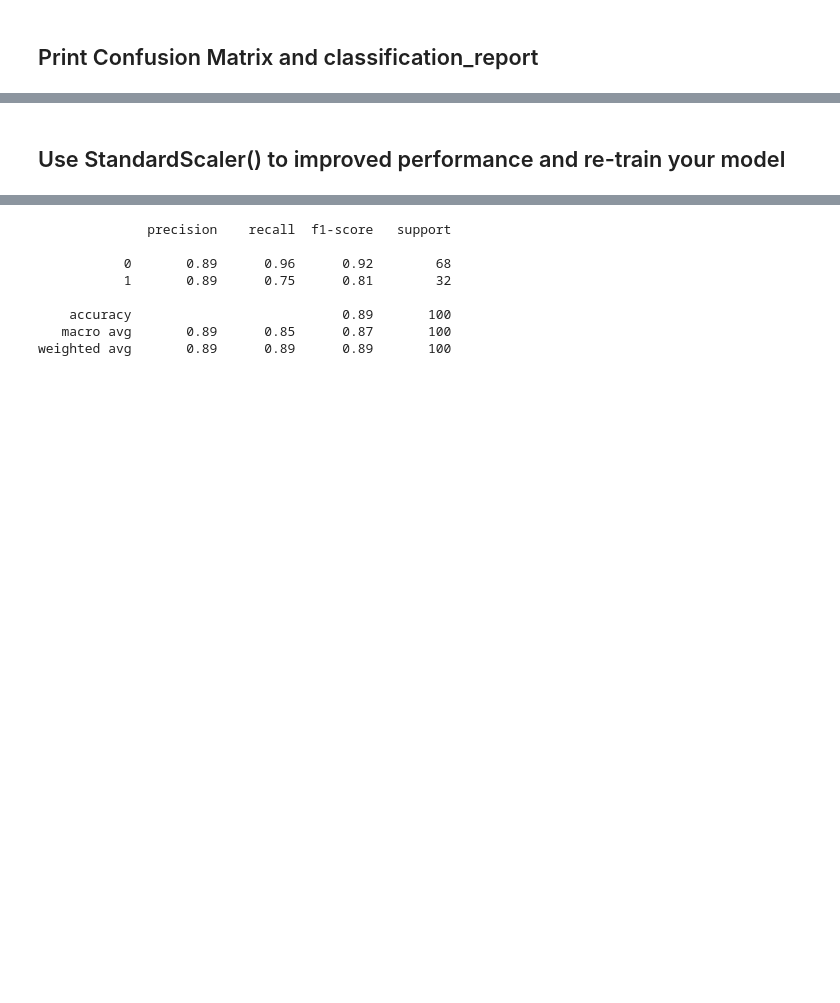
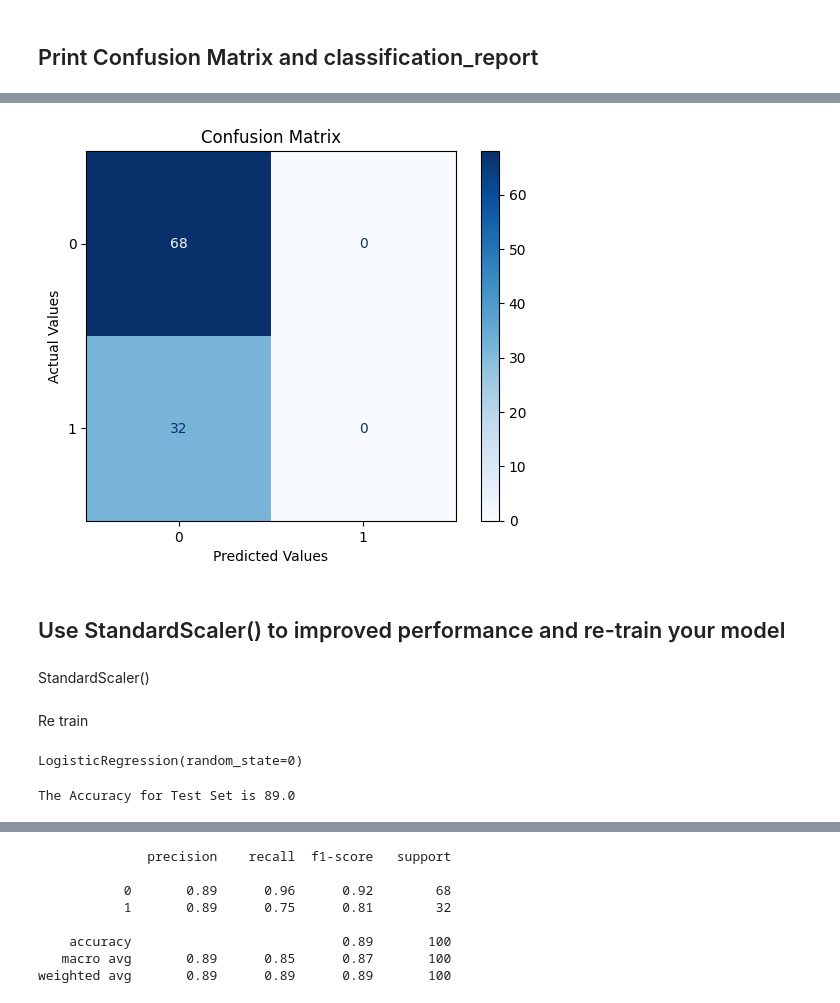
Before and after one commit to Tuwaiq-Data-Science-Bootcamp-V3/Logistic-Regression-Lab1, a Jupyter notebook: LogisticRegression_Assignment.ipynb, the cells around one changed output, grey strips where cells are left out. Drawn from its saved outputs; the diff is of its cells as text; code cells hidden in the pictures; blank space fills up the shorter version.

Commit message:
Logistic Regression albandari

```diff
--- a/LogisticRegression_Assignment.ipynb
+++ b/LogisticRegression_Assignment.ipynb
@@ -45,5 +46,8 @@ dtypes: int64(4), object(1)
 memory usage: 15.8+ KB
 # %% [markdown]
 ## Define X by selecting only the age and EstimatedSalary, and y with purchased column
+# %%
+X=dataset[['Age','EstimatedSalary']]
+Y=dataset[['Purchased']]
 # %% [markdown]
 ## Print count of each label in Purchased column
@@ -65,5 +72,11 @@ Name: Purchased, dtype: int64
 # First: Logistic Regression model
 # %% [markdown]
 ## Split the dataset into Training set and Test set with test_size = 0.25 and random_state = 0
+# %%
+x_train,x_test,y_train,y_test=train_test_split(X,Y,test_size=0.25,random_state=0)
 # %% [markdown]
 ## Train the model with random_state = 0
+# %%
+from sklearn.linear_model import LogisticRegression
+LOR=LogisticRegression(random_state=0)
+LOR.fit(x_train,y_train)
@@ -120,2 +144,11 @@ plot_confusion_matrix(classifier, X=X_test, y_true=y_test, cmap='Blues');
+# %%
+plot_confusion_matrix(LOR, X=x_test, y_true=y_test, cmap='Blues')
+plt.title("Confusion Matrix")
+plt.ylabel('Actual Values')
+plt.xlabel('Predicted Values');
+# %% [output]
+[figure, added]
 # %% [markdown]
 ## Use StandardScaler() to improved performance and re-train your model
+# %% [markdown]
+StandardScaler()
@@ -121,0 +160,13 @@ plot_confusion_matrix(classifier, X=X_test, y_true=y_test, cmap='Blues');
+# %% [markdown]
+Re train
+# %%
+classifier = LogisticRegression(random_state=0)
+classifier.fit(X_train, y_train)
+# %% [output]
+LogisticRegression(random_state=0)
+# %%
+y_pred = classifier.predict(X_test)
+test_acc = accuracy_score(y_test, y_pred)
+print("The Accuracy for Test Set is {}".format(test_acc*100))
+# %% [output]
+The Accuracy for Test Set is 89.0
```
Also changed, not shown: parts of 24 cells of this notebook.
